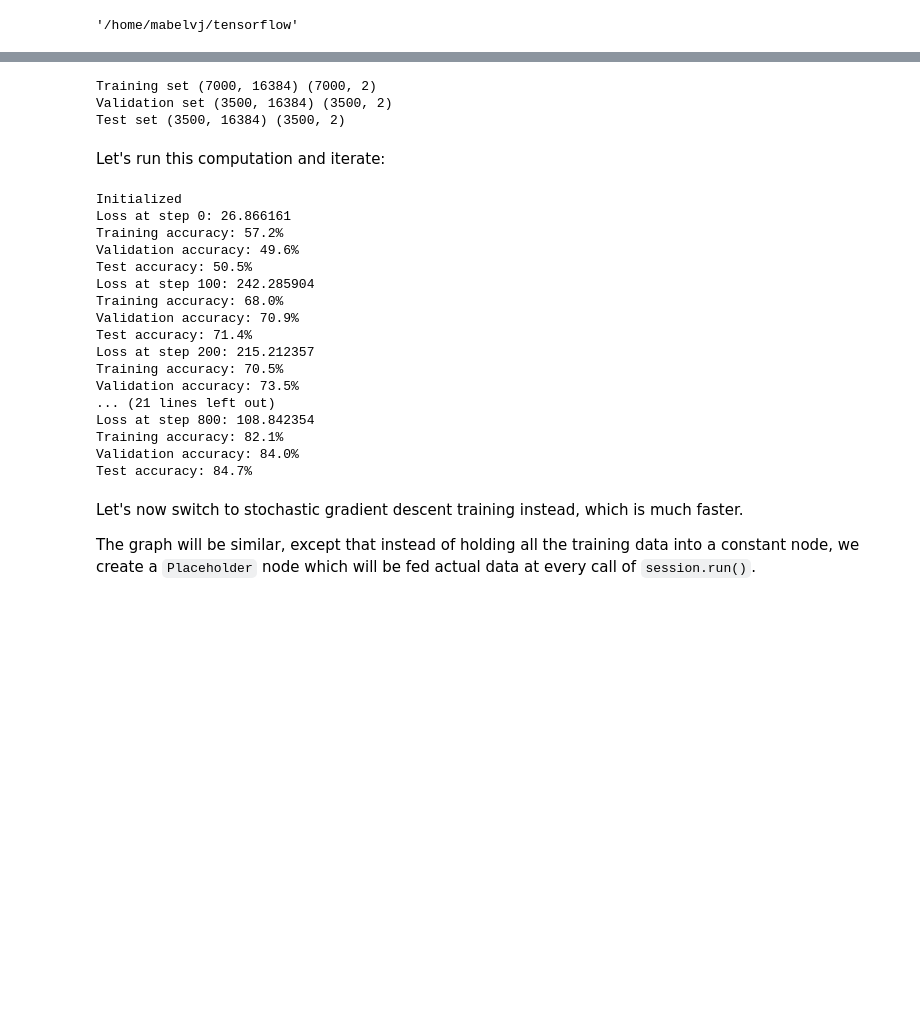
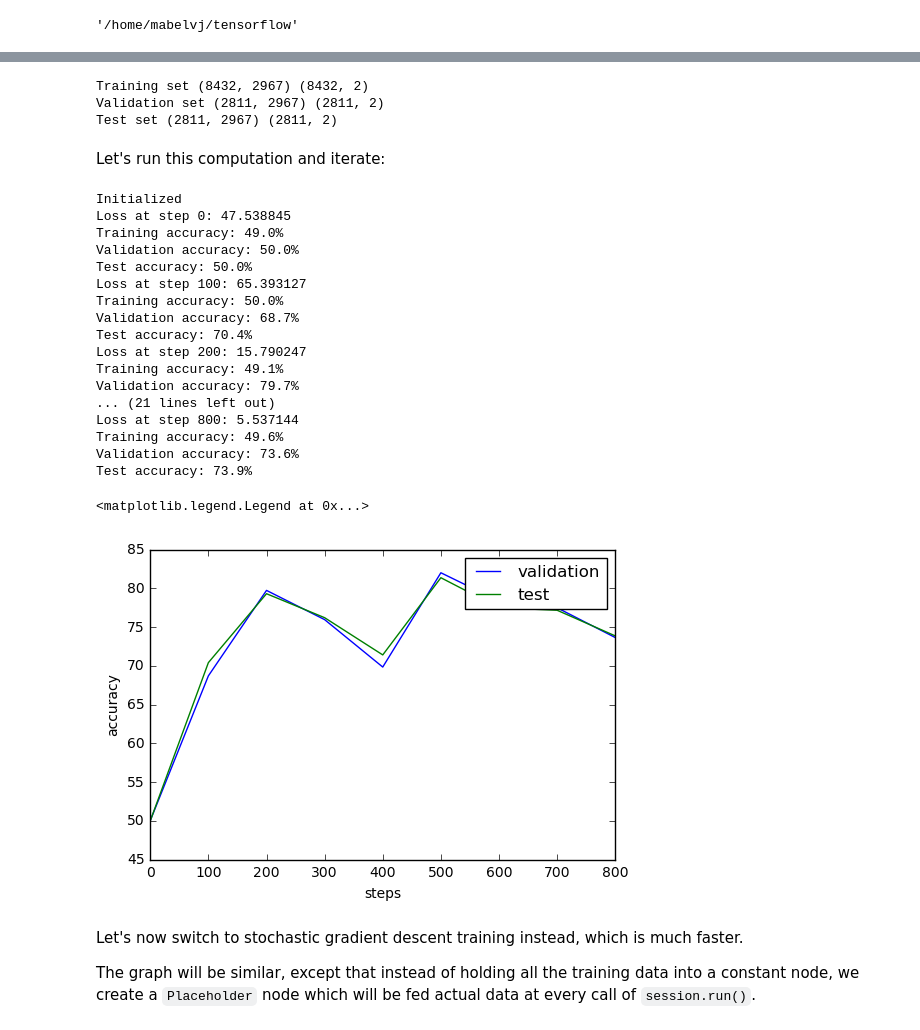
Before and after one commit to mabelvj/the-marinexplore-and-cornell-university-whale-detection-challenge, a Jupyter notebook: main_step2.ipynb, the cells around one changed output, grey strips where cells are left out. Drawn from its saved outputs; the diff is of its cells as text; code cells hidden in the pictures; blank space fills up the shorter version.

```diff
--- a/main_step2.ipynb
+++ b/main_step2.ipynb
@@ -43,9 +45,11 @@ Test set (3500, 128, 128) (3500,)
 # %%
+image_height = 129
+image_width = 23
 image_size = 128
 num_labels = 2
 
 def reformat(dataset, labels):
-  dataset = dataset.reshape((-1, image_size * image_size)).astype(np.float32)
+  dataset = dataset.reshape((-1, image_width * image_height)).astype(np.float32)
   # Map 0 to [1.0, 0.0, 0.0 ...], 1 to [0.0, 1.0, 0.0 ...]
   labels = (np.arange(num_labels) == labels[:,None]).astype(np.float32)
   return dataset, labels
@@ -56,13 +60,20 @@ print('Training set', train_dataset.shape, train_labels.shape)
 print('Validation set', valid_dataset.shape, valid_labels.shape)
 print('Test set', test_dataset.shape, test_labels.shape)
 # %% [output]
-Training set (7000, 16384) (7000, 2)
-Validation set (3500, 16384) (3500, 2)
-Test set (3500, 16384) (3500, 2)
+Training set (8432, 2967) (8432, 2)
+Validation set (2811, 2967) (2811, 2)
+Test set (2811, 2967) (2811, 2)
+# %%
+def randomize(dataset, labels):
+  permutation = np.random.permutation(labels.shape[0])
+  shuffled_dataset = dataset[permutation,:]
+  shuffled_labels = labels[permutation]
+  return shuffled_dataset, shuffled_labels
 # %%
 # With gradient descent training, even this much data is prohibitive.
 # Subset the training data for faster turnaround.
-train_subset = 7000
+train_subset = 2000
+
 
 graph = tf.Graph()
 with graph.as_default():
@@ -70,8 +81,9 @@ with graph.as_default():
   # Input data.
   # Load the training, validation and test data into constants that are
   # attached to the graph.
-  tf_train_dataset = tf.constant(train_dataset[:train_subset, :])
-  tf_train_labels = tf.constant(train_labels[:train_subset])
+  randomized_dataset, randomized_labels = randomize( train_dataset, train_labels)
+  tf_train_dataset = tf.constant(randomized_dataset[:train_subset, :]) # still one dimension
+  tf_train_labels = tf.constant(randomized_labels[:train_subset])
   tf_valid_dataset = tf.constant(valid_dataset)
   tf_test_dataset = tf.constant(test_dataset)
 
@@ -80,7 +92,7 @@ with graph.as_default():
   # matrix will be initialized using random values following a (truncated)
   # normal distribution. The biases get initialized to zero.
   weights = tf.Variable(
-    tf.truncated_normal([image_size * image_size, num_labels]))
+    tf.truncated_normal([image_height * image_width, num_labels]))
   biases = tf.Variable(tf.zeros([num_labels]))
 
   # Training computation.
@@ -108,6 +120,9 @@ Let's run this computation and iterate:
 # %%
 num_steps = 801
 
+valid_accuracy = []
+test_accuracy = []
+pred_step = []
 def accuracy(predictions, labels):
   return (100.0 * np.sum(np.argmax(predictions, 1) == np.argmax(labels, 1))
           / predictions.shape[0])
@@ -122,35 +137,52 @@ with tf.Session(graph=graph) as session:
     # Run the computations. We tell .run() that we want to run the optimizer,
     # and get the loss value and the training predictions returned as numpy
     # arrays.
+
     _, l, predictions = session.run([optimizer, loss, train_prediction])
     if (step % 100 == 0):
       print('Loss at step %d: %f' % (step, l))
+
       print('Training accuracy: %.1f%%' % accuracy(
         predictions, train_labels[:train_subset, :]))
+
       # Calling .eval() on valid_prediction is basically like calling run(), but
       # just to get that one numpy array. Note that it recomputes all its graph
       # dependencies.
       print('Validation accuracy: %.1f%%' % accuracy(
         valid_prediction.eval(), valid_labels))
       print('Test accuracy: %.1f%%' % accuracy(test_prediction.eval(), test_labels))
+      valid_accuracy.append(accuracy(
+        valid_prediction.eval(), valid_labels))
+      test_accuracy.append(accuracy(
+        test_prediction.eval(), test_labels))
+      pred_step.append(step)
 # %% [output]
 Initialized
-Loss at step 0: 26.866161
-Training accuracy: 57.2%
-Validation accuracy: 49.6%
-Test accuracy: 50.5%
-Loss at step 100: 242.285904
-Training accuracy: 68.0%
-Validation accuracy: 70.9%
-Test accuracy: 71.4%
-Loss at step 200: 215.212357
-Training accuracy: 70.5%
-Validation accuracy: 73.5%
+Loss at step 0: 47.538845
+Training accuracy: 49.0%
+Validation accuracy: 50.0%
+Test accuracy: 50.0%
+Loss at step 100: 65.393127
+Training accuracy: 50.0%
+Validation accuracy: 68.7%
+Test accuracy: 70.4%
+Loss at step 200: 15.790247
+Training accuracy: 49.1%
+Validation accuracy: 79.7%
 ... (21 lines left out)
-Loss at step 800: 108.842354
-Training accuracy: 82.1%
-Validation accuracy: 84.0%
-Test accuracy: 84.7%
+Loss at step 800: 5.537144
+Training accuracy: 49.6%
+Validation accuracy: 73.6%
+Test accuracy: 73.9%
+# %%
+plt.plot(pred_step,valid_accuracy, label= 'validation')
+plt.plot(pred_step,test_accuracy, label= 'test')
+plt.xlabel('steps')
+plt.ylabel('accuracy')
+plt.legend()
+# %% [output]
+<matplotlib.legend.Legend at 0x...>
+[figure, added]
 # %% [markdown]
 Let's now switch to stochastic gradient descent training instead, which is much faster.
 
```
Also changed, not shown: parts of 5 cells of this notebook, 4 other files.
